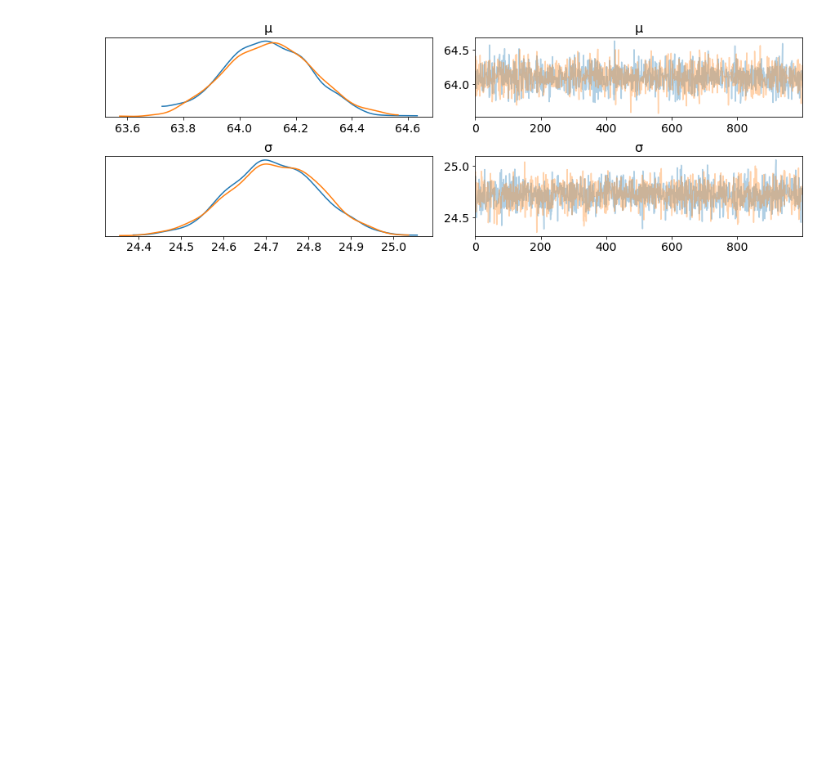
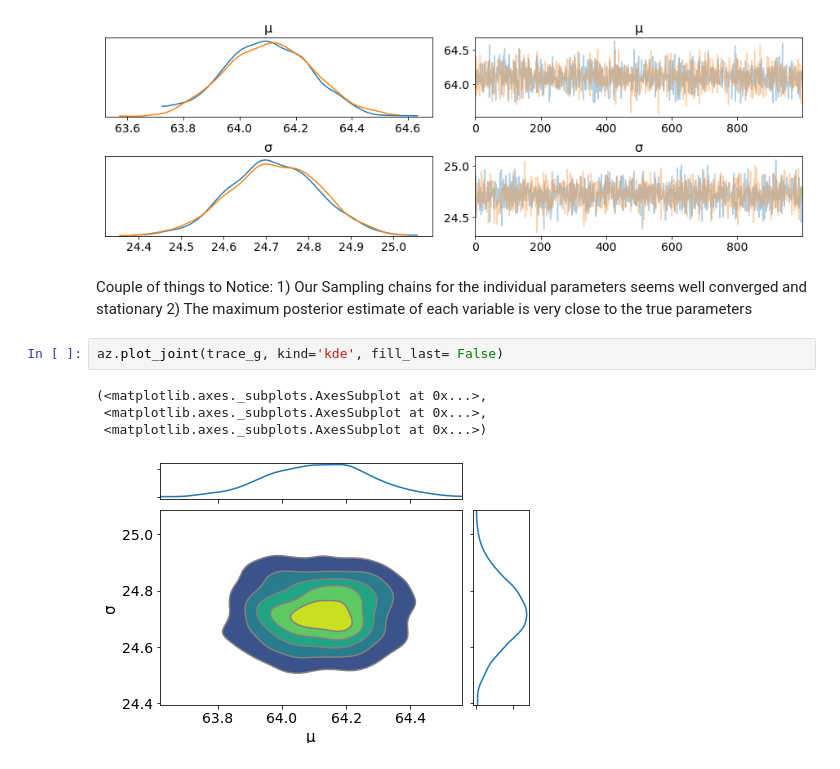
Before and after one commit to MandeepSinghthakur/BayesianStatistics, a Jupyter notebook: bayesian.ipynb, the cells around one changed output. Saved outputs shown, nothing was run; the diff lists cells and outputs as text; blank space fills up the shorter version.

```diff
--- a/bayesian.ipynb
+++ b/bayesian.ipynb
@@ -100,3 +103,14 @@ array([[<matplotlib.axes._subplots.AxesSubplot object at 0x...>,
         <matplotlib.axes._subplots.AxesSubplot object at 0x...>]],
       dtype=object)
 [figure]
+# %% [markdown]
+Couple of things to Notice:
+    1) Our Sampling chains for the individual parameters seems well converged and stationary
+    2) The maximum posterior estimate of each variable is very close to the true parameters
+# %%
+az.plot_joint(trace_g, kind='kde', fill_last= False)
+# %% [output]
+(<matplotlib.axes._subplots.AxesSubplot at 0x...>,
+ <matplotlib.axes._subplots.AxesSubplot at 0x...>,
+ <matplotlib.axes._subplots.AxesSubplot at 0x...>)
+[figure, added]
```
Also changed, not shown: parts of 16 cells of this notebook.
